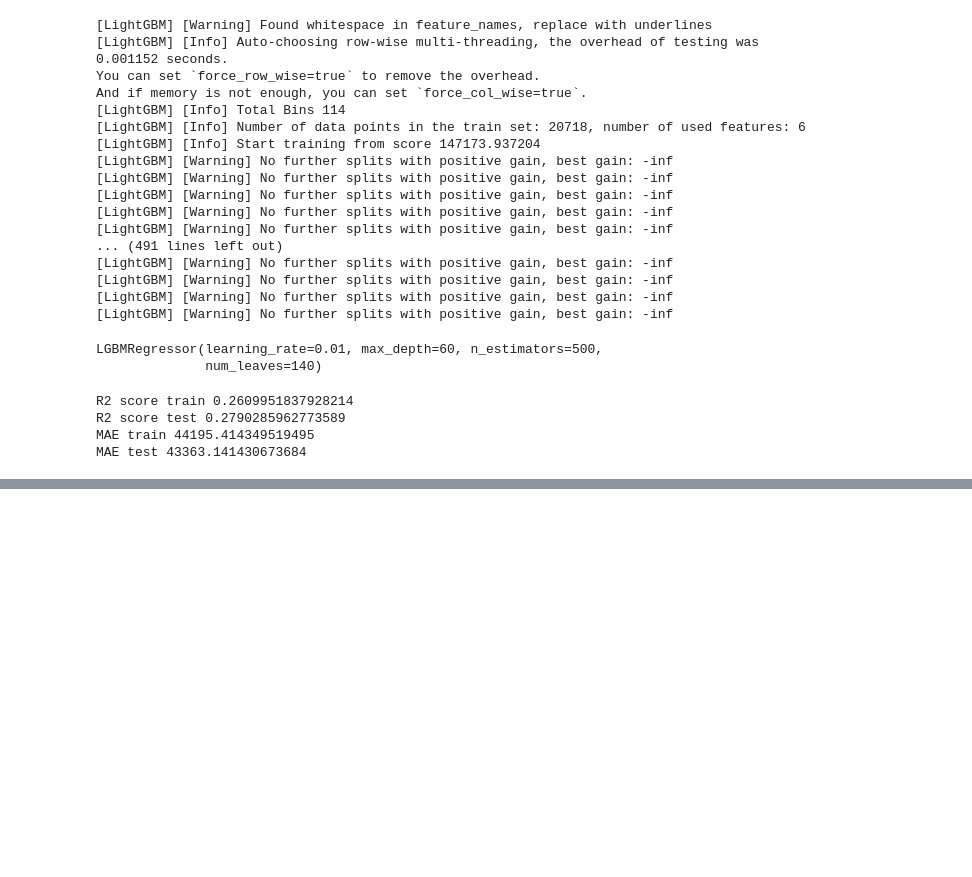
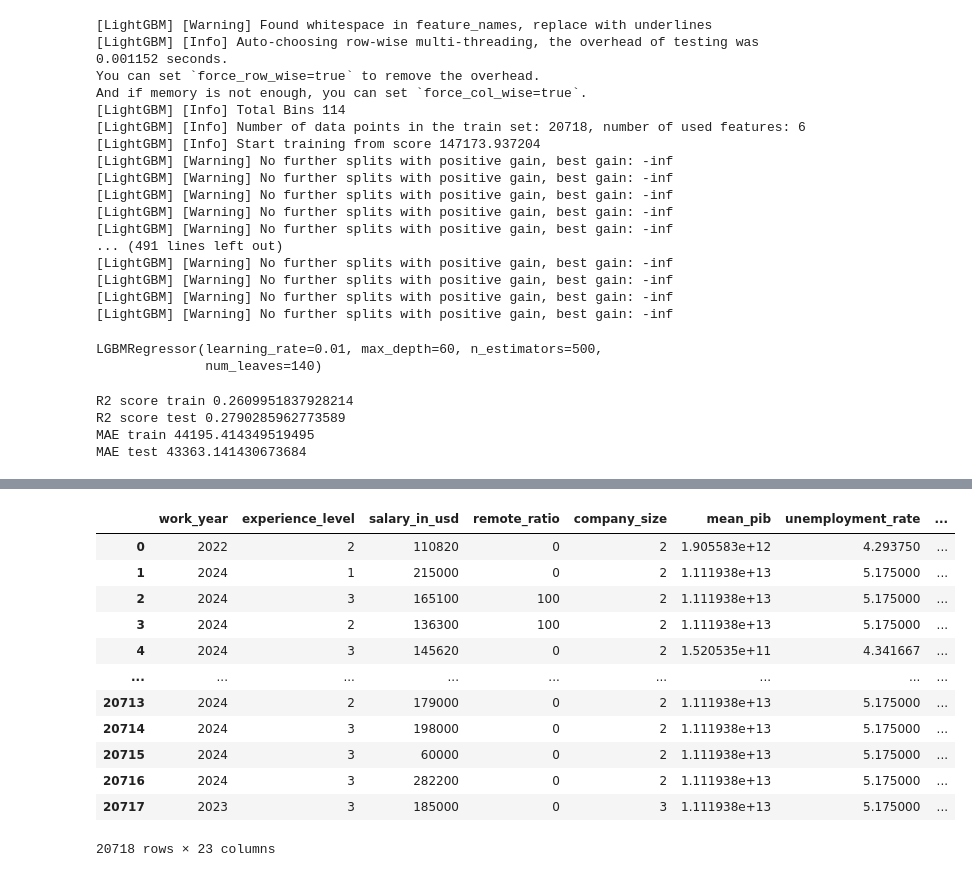
Before and after one commit to tacedo97/ML-AI-Salary-Prediction, a Jupyter notebook: notebooks/03_Entrenamiento_Evaluacion.ipynb, the cells around one changed output, grey strips where cells are left out. Cells and saved outputs as stored; diff of their text form; code cells hidden in the pictures; blank space fills up the shorter version.

```diff
--- a/notebooks/03_Entrenamiento_Evaluacion.ipynb
+++ b/notebooks/03_Entrenamiento_Evaluacion.ipynb
@@ -707,0 +823,18 @@ MAE test 43363.141430673684
+# %%
+pd.set_option('display.max_columns', None)
+train_df_numeric = train_df.select_dtypes(include="number")
+train_df_numeric
+# %% [output]
+|  | work_year | experience_level | salary_in_usd | remote_ratio | company_size | mean_pib | unemployment_rate | ... |
+| 0 | 2022 | 2 | 110820 | 0 | 2 | 1.905583e+12 | 4.293750 | ... |
+| 1 | 2024 | 1 | 215000 | 0 | 2 | 1.111938e+13 | 5.175000 | ... |
+| 2 | 2024 | 3 | 165100 | 100 | 2 | 1.111938e+13 | 5.175000 | ... |
+| 3 | 2024 | 2 | 136300 | 100 | 2 | 1.111938e+13 | 5.175000 | ... |
+| 4 | 2024 | 3 | 145620 | 0 | 2 | 1.520535e+11 | 4.341667 | ... |
+| ... | ... | ... | ... | ... | ... | ... | ... | ... |
+| 20713 | 2024 | 2 | 179000 | 0 | 2 | 1.111938e+13 | 5.175000 | ... |
+| 20714 | 2024 | 3 | 198000 | 0 | 2 | 1.111938e+13 | 5.175000 | ... |
+| 20715 | 2024 | 3 | 60000 | 0 | 2 | 1.111938e+13 | 5.175000 | ... |
+| 20716 | 2024 | 3 | 282200 | 0 | 2 | 1.111938e+13 | 5.175000 | ... |
+| 20717 | 2023 | 3 | 185000 | 0 | 3 | 1.111938e+13 | 5.175000 | ... |
+20718 rows × 23 columns
```
Also changed, not shown: parts of 31 cells of this notebook.
